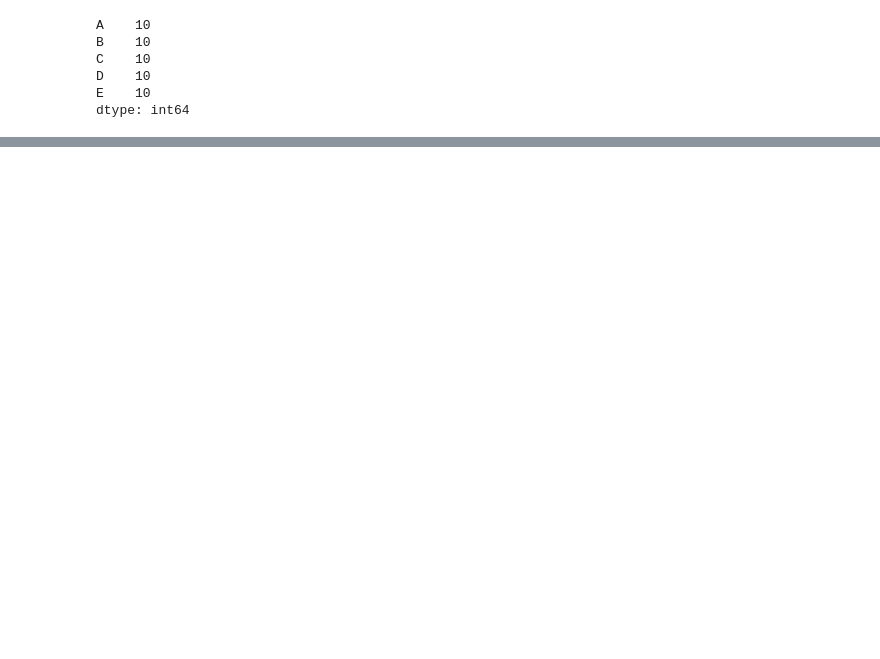
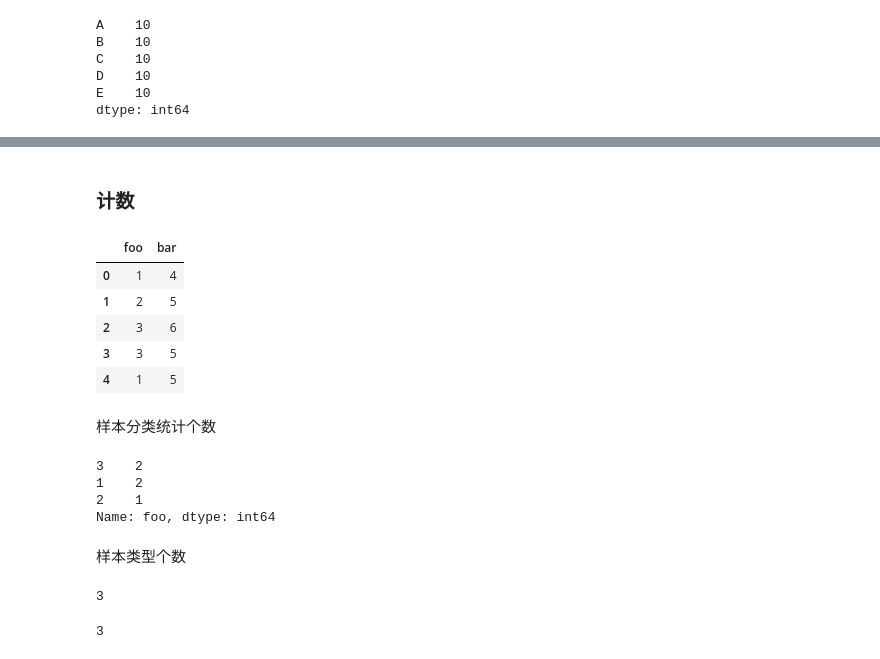
Before and after one commit to supersheepbear/notebooks, a Jupyter notebook: python/pandas基础命令速查表.ipynb, the cells around one changed output, grey strips where cells are left out. Cells and saved outputs as stored; diff of their text form; code cells hidden in the pictures; blank space fills up the shorter version.

```diff
--- a/python/pandas基础命令速查表.ipynb
+++ b/python/pandas基础命令速查表.ipynb
@@ -1009 +1049,36 @@ E    0.317647
 dtype: float64
+# %% [markdown]
+### 计数
+# %%
+from collections import OrderedDict
+order_dict = OrderedDict()
+order_dict['foo'] = [1, 2, 3, 3, 1]
+order_dict['bar'] = [4, 5, 6, 5, 5]
+df = pd.DataFrame(order_dict)
+df
+# %% [output]
+|  | foo | bar |
+| 0 | 1 | 4 |
+| 1 | 2 | 5 |
+| 2 | 3 | 6 |
+| 3 | 3 | 5 |
+| 4 | 1 | 5 |
+# %% [markdown]
+样本分类统计个数
+# %%
+df.loc[:, 'foo'].value_counts().head(20)
+# %% [output]
+3    2
+1    2
+2    1
+Name: foo, dtype: int64
+# %% [markdown]
+样本类型个数
+# %%
+df.loc[:, 'foo'].nunique()
+# %% [output]
+3
+# %%
+df.loc[:, 'foo'].value_counts().shape[0]
+# %% [output]
+3
```
Also changed, not shown: parts of 24 cells of this notebook.
